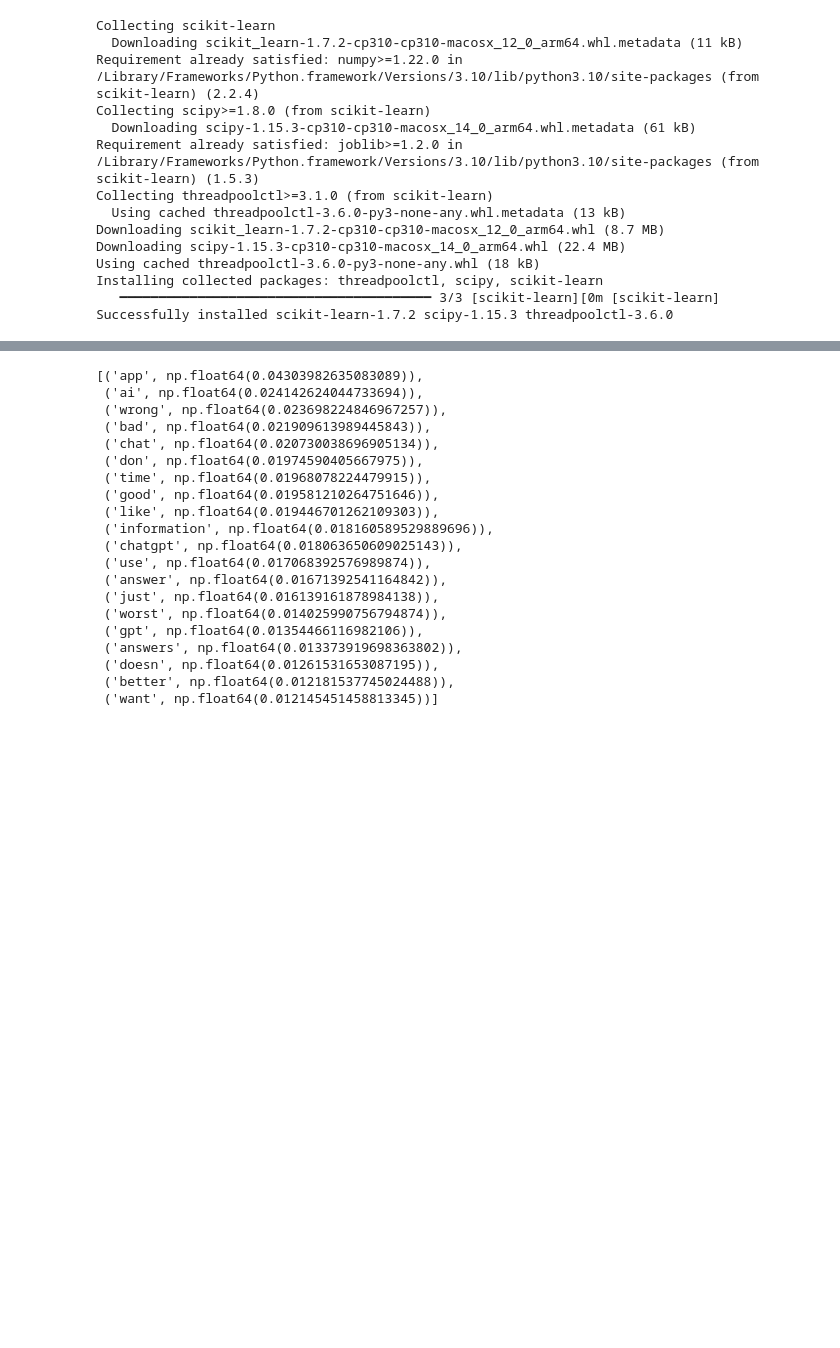
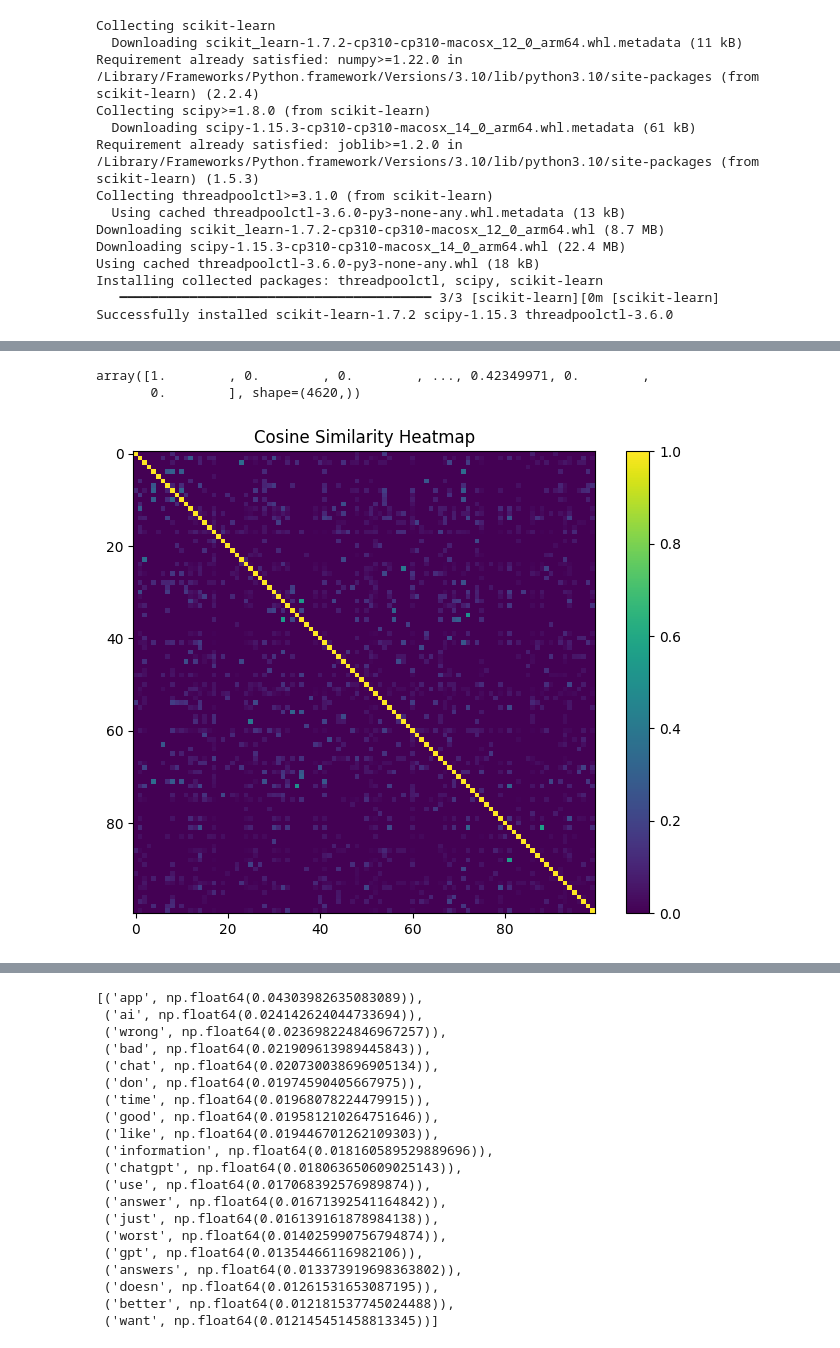
Before and after one commit to ashurkina/cl-project1, a Jupyter notebook: scripts/similarity.ipynb, the cells around one changed output, grey strips where cells are left out. Saved outputs shown, nothing was run; the diff lists cells and outputs as text; code cells hidden in the pictures; blank space fills up the shorter version.

```diff
--- a/scripts/similarity.ipynb
+++ b/scripts/similarity.ipynb
@@ -32,4 +45,31 @@ X = vectorizer.fit_transform(df['content'].astype(str))
 from sklearn.metrics.pairwise import cosine_similarity
 
 similarity_matrix = cosine_similarity(X)
+# %%
+#посмотрим на матрицу
+
+#similarity_matrix.shape
+#similarity_matrix[:5, :5]
+similarity_matrix[0]
+# %% [output]
+array([1.        , 0.        , 0.        , ..., 0.42349971, 0.        ,
+       0.        ], shape=(4620,))
+# %%
+#посмотрим на heatmap
+import matplotlib.pyplot as plt
+
+plt.figure(figsize=(8,6))
+
+plt.imshow(
+    similarity_matrix[:100, :100],
+    cmap='viridis'
+)
+
+plt.colorbar()
+
+plt.title('Cosine Similarity Heatmap')
+
+plt.show()
+# %% [output]
+[figure, added]
 # %%
```
Also changed, not shown: parts of 13 cells of this notebook, 1 other file.
